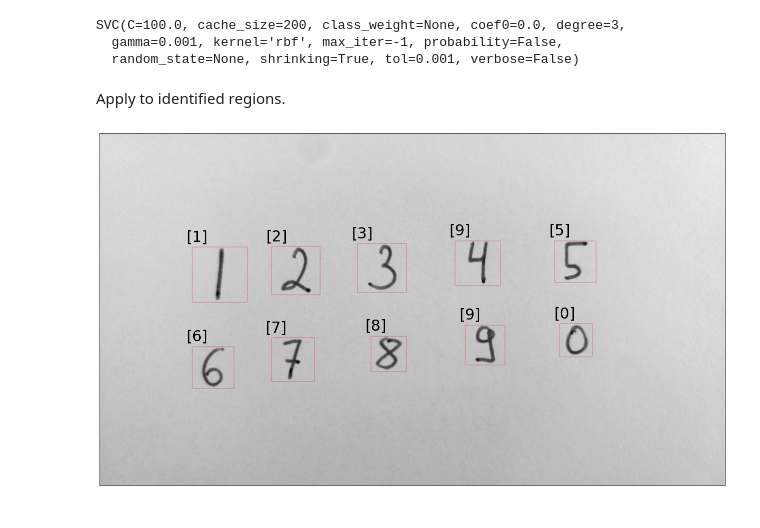
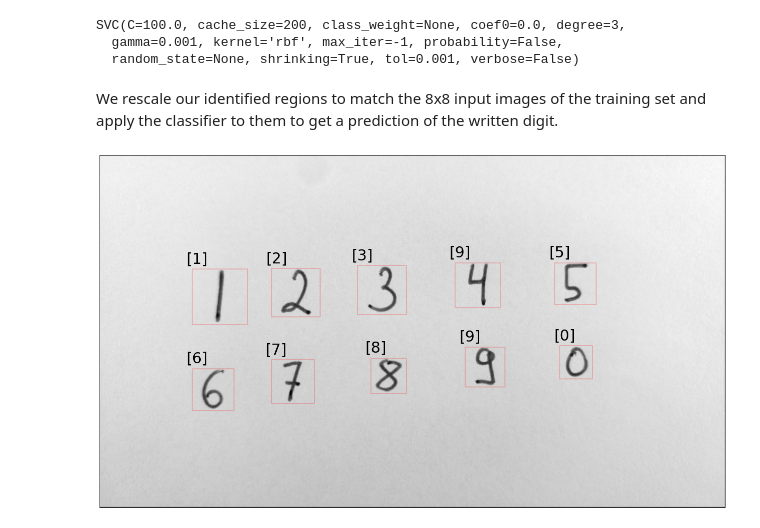
Before and after one commit to scholich/python-overview, a Jupyter notebook: find_digits_and_predict.ipynb, the cells around one changed output. Saved outputs shown, nothing was run; the diff lists cells and outputs as text; code cells hidden in the pictures.

```diff
--- a/find_digits_and_predict.ipynb
+++ b/find_digits_and_predict.ipynb
@@ -78,11 +95,12 @@ plt.show()
 # %%
-%matplotlib inline
+from sklearn import datasets
+from sklearn import svm
+from find_digits_and_predict import show_prediction_result
+
 digits = datasets.load_digits()
 clf = svm.SVC(gamma=0.001, C=100.)
-clf.fit(digits.data[:-1], digits.target[:-1])
+clf.fit(digits.data, digits.target)
 # %% [output]
 SVC(C=100.0, cache_size=200, class_weight=None, coef0=0.0, degree=3,
   gamma=0.001, kernel='rbf', max_iter=-1, probability=False,
   random_state=None, shrinking=True, tol=0.001, verbose=False)
-# %% [markdown]
-Apply to identified regions.
@@ -93,38 +107,6 @@ size = (8, 8)
-# %%
-plt.figure(figsize=(20, 10))
-plt.imshow(image, cmap='gray_r')
-for region in regionprops(label_image):
-    # skip small images
-#     if region.area < 100:
-#         continue
-    # draw rectangle around segmented coins
-    minr, minc, maxr, maxc = region.bbox
-    # make regions square
-    maxwidth = np.max([maxr - minr, maxc - minc])
-    minr, maxr = int(0.5 * ((maxr + minr) - maxwidth)) - 3, int(0.5 * ((maxr + minr) + maxwidth)) + 3
-    minc, maxc = int(0.5 * ((maxc + minc) - maxwidth)) - 3, int(0.5 * ((maxc + minc) + maxwidth)) + 3
-    rect = mpatches.Rectangle((minc, minr), maxc - minc, maxr - minr,
-                              fill=False, edgecolor='red', linewidth=2, alpha=0.2)
-    plt.gca().add_patch(rect)
-    # predict digit
-    candidate = image[minr:maxr, minc:maxc]
-    candidate = np.array(imresize(candidate, size), dtype=float)
-    # invert
-    # candidate = np.max(candidate) - candidate
-    #     print im
-    # rescale to 16 in integer
-    candidate = (candidate - np.min(candidate))
-    if np.max(candidate) == 0:
-        continue
-    candidate /= np.max(candidate)
-    candidate[candidate < 0.2] = 0.0
-    candidate *= 16
-    candidate = np.array(candidate, dtype=int)
-    prediction = clf.predict(candidate.reshape(-1))
-    plt.text(minc - 10, minr -10 , "{}".format(prediction), fontsize=30)
-plt.xticks([], [])
-plt.yticks([], [])
-plt.tight_layout()
-plt.show()
-# %% [output]
-[figure, removed]
+# %% [markdown]
+We rescale our identified regions to match the 8x8 input images of the training set and apply the classifier to them to get a prediction of the written digit.
+# %%
+candidates, predictions = show_prediction_result(image, label_image, clf)
+# %% [output]
+[figure, added]
```
Also changed, not shown: parts of 17 cells of this notebook, 2 other files.
